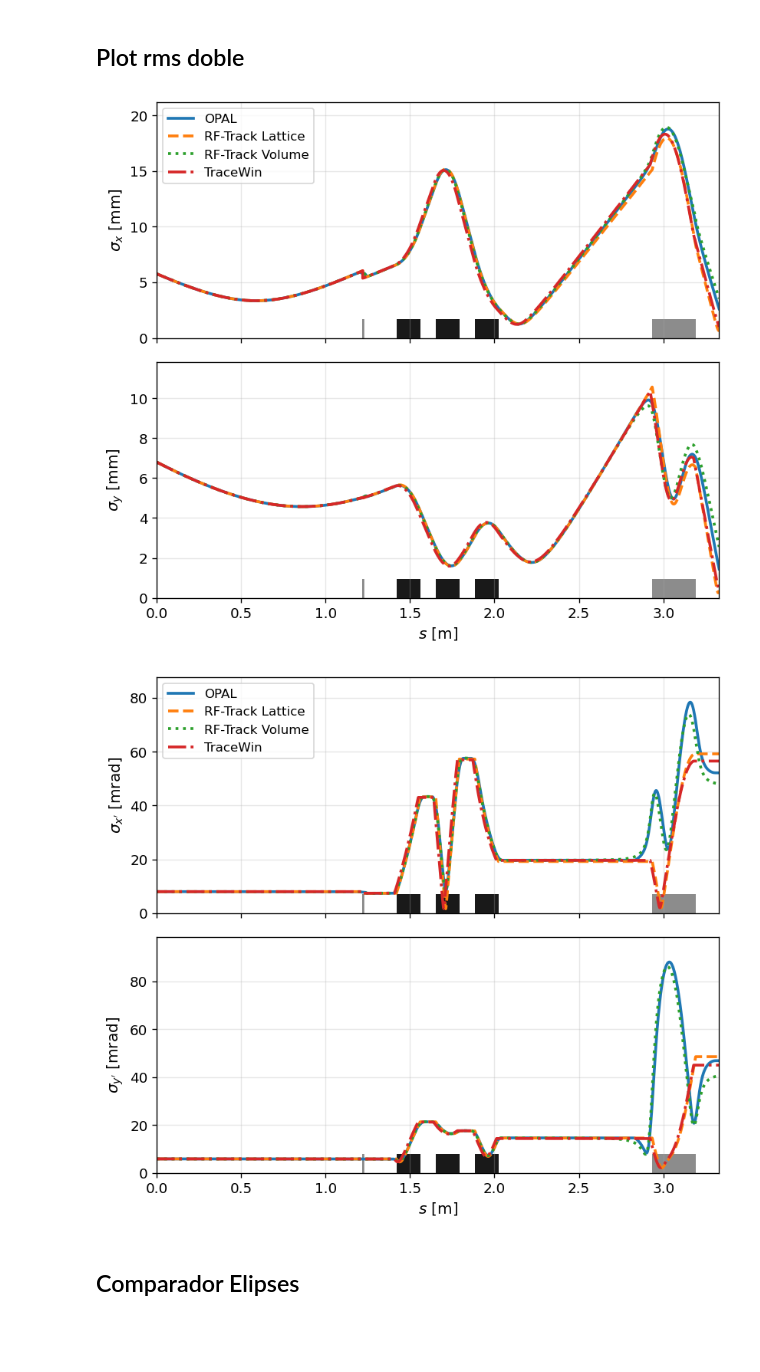
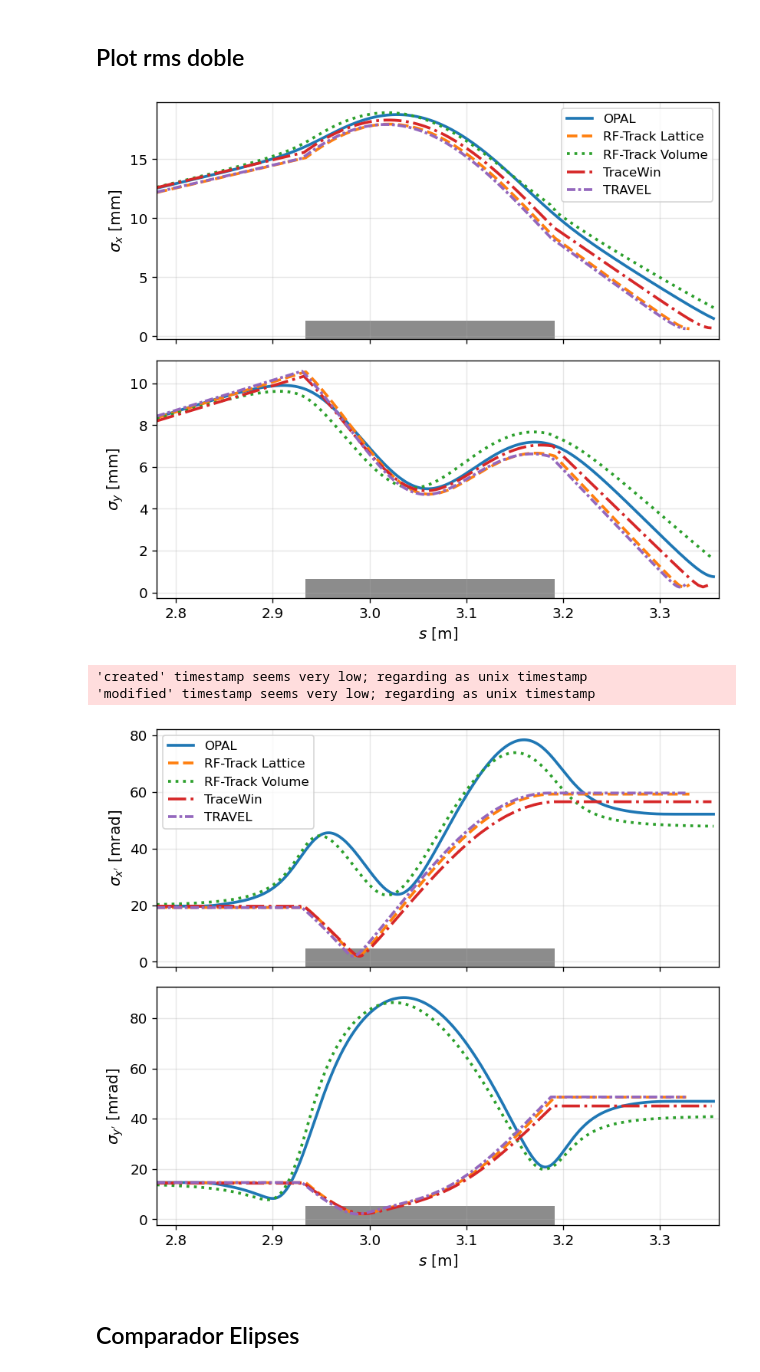
Before and after one commit to psolmor/Validation-of-linear-ion-accelerator, a Jupyter notebook: benchmark.ipynb, the cells around one changed output. Saved outputs shown, nothing was run; the diff lists cells and outputs as text; code cells hidden in the pictures; blank space fills up the shorter version.

```diff
--- a/benchmark.ipynb
+++ b/benchmark.ipynb
@@ -1059,41 +1658,51 @@ KeyboardInterrupt:
 plot_param_double(
     r"$\sigma_x$ [mm]",
     r"$\sigma_y$ [mm]",
     [
         (opal, s_opal, rms_x_opal, ls_opal),
         (rf, s_rf, rms_x_rf, ls_rf),
         (rfv, s_rf_vol, rms_x_rf_vol, ls_rfv),
-        (tw, s_tw_plot, tracewin_sigma_x_plot, ls_tw),
+        (tw, s_tw_plot_draw, tracewin_sigma_x_plot, ls_tw),
+        (travel, s_travel, rms_x_travel, ls_travel),
     ],
     [
         (opal, s_opal, rms_y_opal, ls_opal),
         (rf, s_rf, rms_y_rf, ls_rf),
         (rfv, s_rf_vol, rms_y_rf_vol, ls_rfv),
-        (tw, s_tw_plot, tracewin_sigma_y_plot, ls_tw),
+        (tw, s_tw_plot_draw, tracewin_sigma_y_plot, ls_tw),
+        (travel, s_travel, rms_y_travel, ls_travel),
     ],
-    "sigma_xy_evolution_double.png"
+    "sigma_xy_evolution.pdf",
+    draw_lattice=True,
+    auto_ylim=True
 )
 
 plot_param_double(
     r"$\sigma_{x'}$ [mrad]",
     r"$\sigma_{y'}$ [mrad]",
     [
         (opal, s_opal, sigma_px_opal, ls_opal),
         (rf, s_rf, sigma_px_rf, ls_rf),
         (rfv, s_rf_vol, sigma_xp_rf_vol, ls_rfv),
-        (tw, s_tw_plot, tracewin_sigma_xp_plot, ls_tw),
+        (tw, s_tw_plot_draw, tracewin_sigma_xp_plot*1000, ls_tw),
+        (travel, s_travel, sigma_xp_travel, ls_travel),
     ],
     [
         (opal, s_opal, sigma_py_opal, ls_opal),
         (rf, s_rf, sigma_py_rf, ls_rf),
         (rfv, s_rf_vol, sigma_yp_rf_vol, ls_rfv),
-        (tw, s_tw_plot, tracewin_sigma_yp_plot, ls_tw),
+        (tw, s_tw_plot_draw, tracewin_sigma_yp_plot*1000, ls_tw),
+        (travel, s_travel, sigma_yp_travel, ls_travel),
     ],
-    "sigma_xpyp_evolution_double.png"
+    "sigma_xpyp_evolution_double.pdf",
+    draw_lattice=True,
+    auto_ylim=True
 )
 # %% [output]
-[figure, old version]
+[figure, new version]
+'created' timestamp seems very low; regarding as unix timestamp
+'modified' timestamp seems very low; regarding as unix timestamp
-[figure, old version]
+[figure, new version]
 # %% [markdown]
 ## Comparador Elipses
 # %%
```
Also changed, not shown: parts of 6 cells of this notebook, 24 other files.
